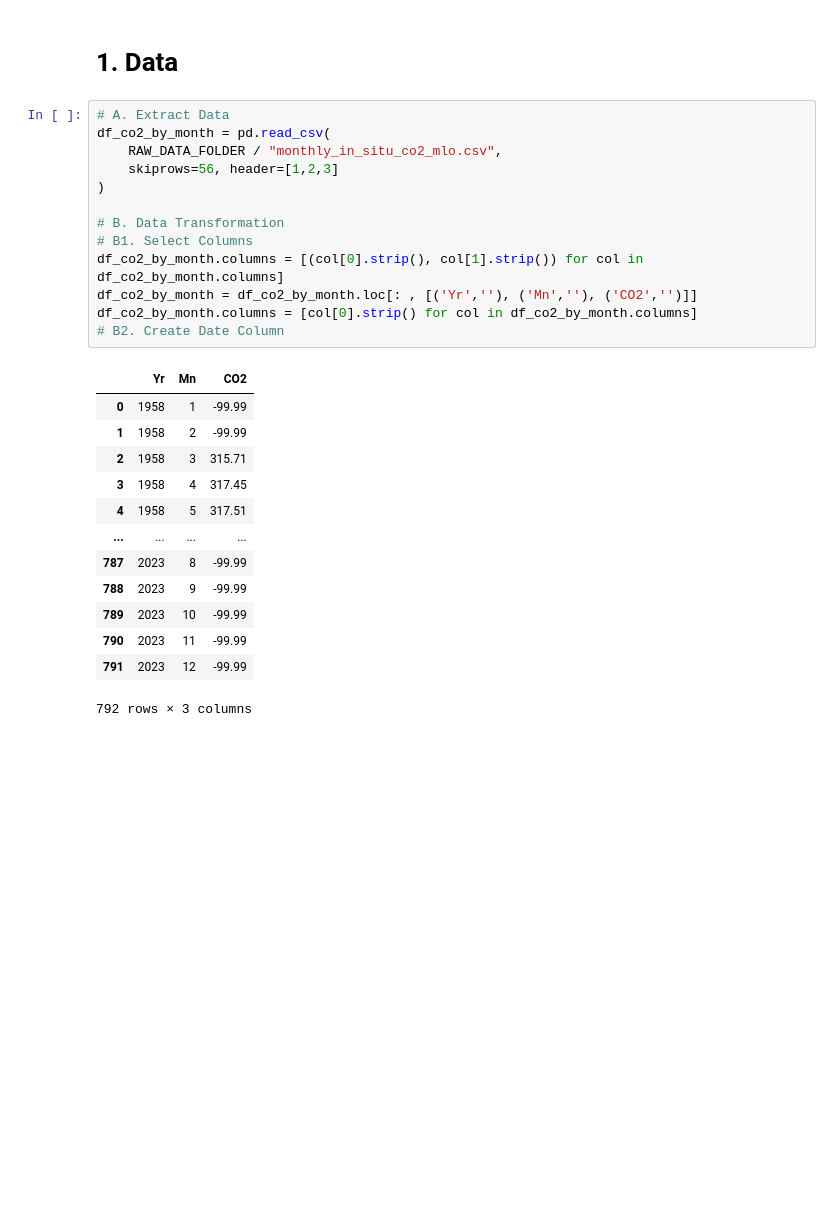
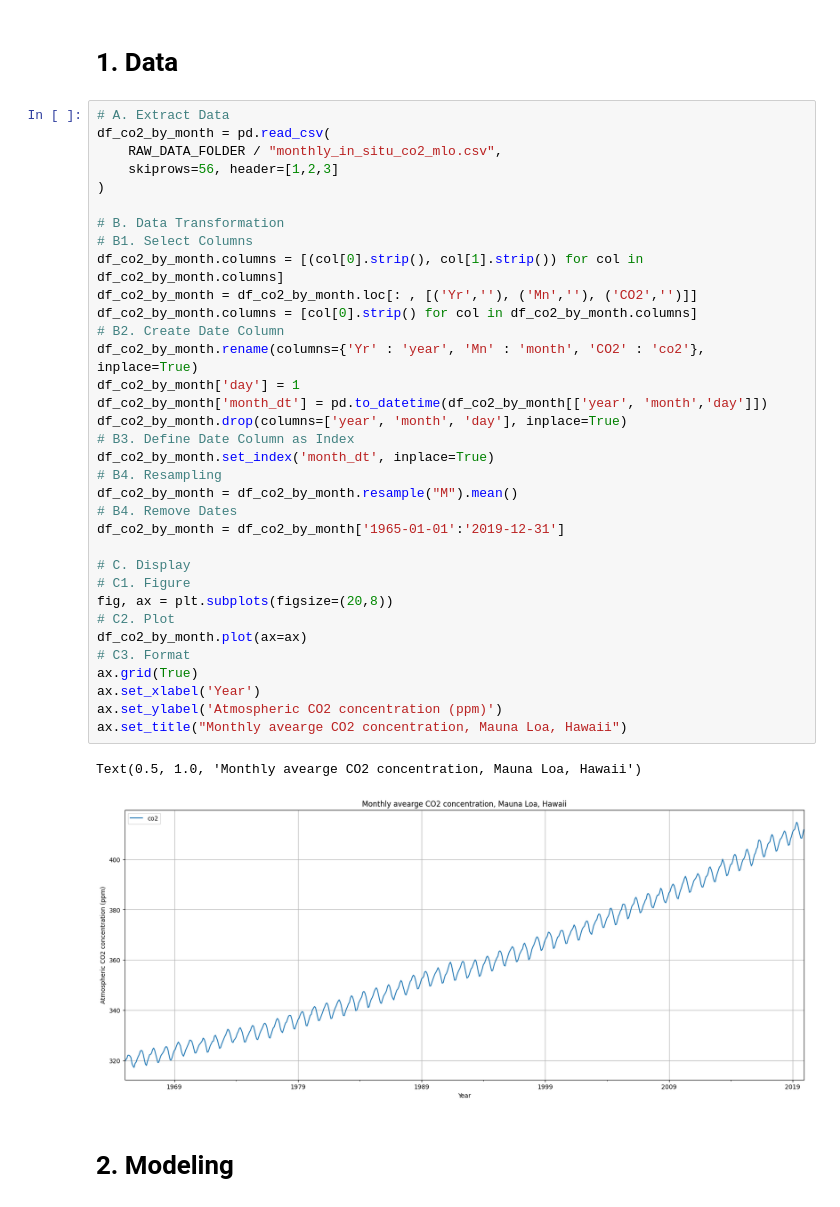
Before and after one commit to LiveProjectsByLamprecht/ForecastingWithBayesianModeling, a Jupyter notebook: notebooks/tutorials/sts_models_in_tfp.ipynb, the cells around one changed output. Drawn from its saved outputs; the diff is of its cells as text; blank space fills up the shorter version.

Commit message:
Working on Linear+Seasonal Trend Model

```diff
--- a/notebooks/tutorials/sts_models_in_tfp.ipynb
+++ b/notebooks/tutorials/sts_models_in_tfp.ipynb
@@ -21,27 +24,39 @@ RAW_DATA_FOLDER = DATA_FOLDER / "raw"
 # %%
 # A. Extract Data
 df_co2_by_month = pd.read_csv(
     RAW_DATA_FOLDER / "monthly_in_situ_co2_mlo.csv",
     skiprows=56, header=[1,2,3]
 )
 
 # B. Data Transformation
 # B1. Select Columns
 df_co2_by_month.columns = [(col[0].strip(), col[1].strip()) for col in df_co2_by_month.columns]
 df_co2_by_month = df_co2_by_month.loc[: , [('Yr',''), ('Mn',''), ('CO2','')]]
 df_co2_by_month.columns = [col[0].strip() for col in df_co2_by_month.columns]
 # B2. Create Date Column
+df_co2_by_month.rename(columns={'Yr' : 'year', 'Mn' : 'month', 'CO2' : 'co2'}, inplace=True)
+df_co2_by_month['day'] = 1
+df_co2_by_month['month_dt'] = pd.to_datetime(df_co2_by_month[['year', 'month','day']])
+df_co2_by_month.drop(columns=['year', 'month', 'day'], inplace=True)
+# B3. Define Date Column as Index
+df_co2_by_month.set_index('month_dt', inplace=True)
+# B4. Resampling
+df_co2_by_month = df_co2_by_month.resample("M").mean()
+# B4. Remove Dates
+df_co2_by_month = df_co2_by_month['1965-01-01':'2019-12-31']
+
+# C. Display
+# C1. Figure
+fig, ax = plt.subplots(figsize=(20,8))
+# C2. Plot
+df_co2_by_month.plot(ax=ax)
+# C3. Format
+ax.grid(True)
+ax.set_xlabel('Year')
+ax.set_ylabel('Atmospheric CO2 concentration (ppm)')
+ax.set_title("Monthly avearge CO2 concentration, Mauna Loa, Hawaii")
 # %% [output]
-|  | Yr | Mn | CO2 |
-| 0 | 1958 | 1 | -99.99 |
-| 1 | 1958 | 2 | -99.99 |
-| 2 | 1958 | 3 | 315.71 |
-| 3 | 1958 | 4 | 317.45 |
-| 4 | 1958 | 5 | 317.51 |
-| ... | ... | ... | ... |
-| 787 | 2023 | 8 | -99.99 |
-| 788 | 2023 | 9 | -99.99 |
-| 789 | 2023 | 10 | -99.99 |
-| 790 | 2023 | 11 | -99.99 |
-| 791 | 2023 | 12 | -99.99 |
-792 rows × 3 columns
+Text(0.5, 1.0, 'Monthly avearge CO2 concentration, Mauna Loa, Hawaii')
+[figure, added]
+# %% [markdown]
+# 2. Modeling
```
Also changed, not shown: parts of 3 cells of this notebook, 1 other file.
